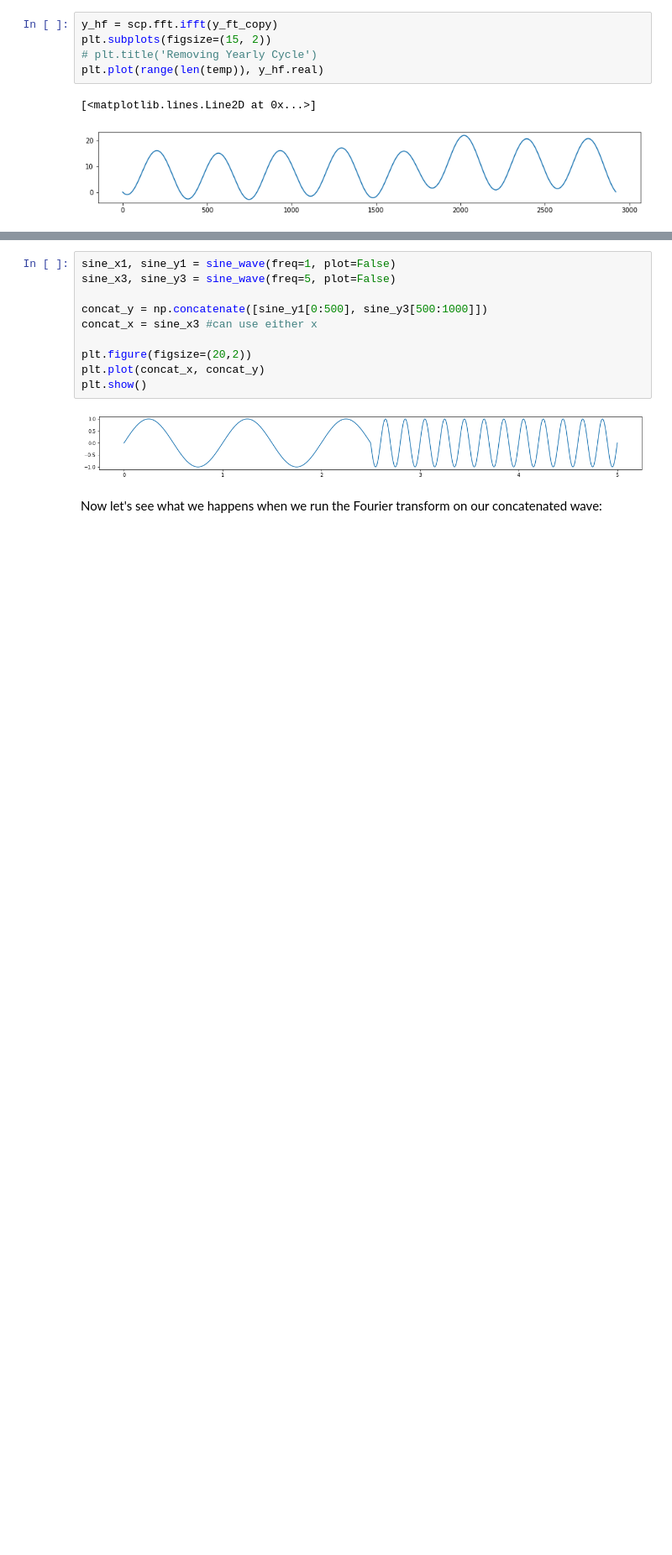
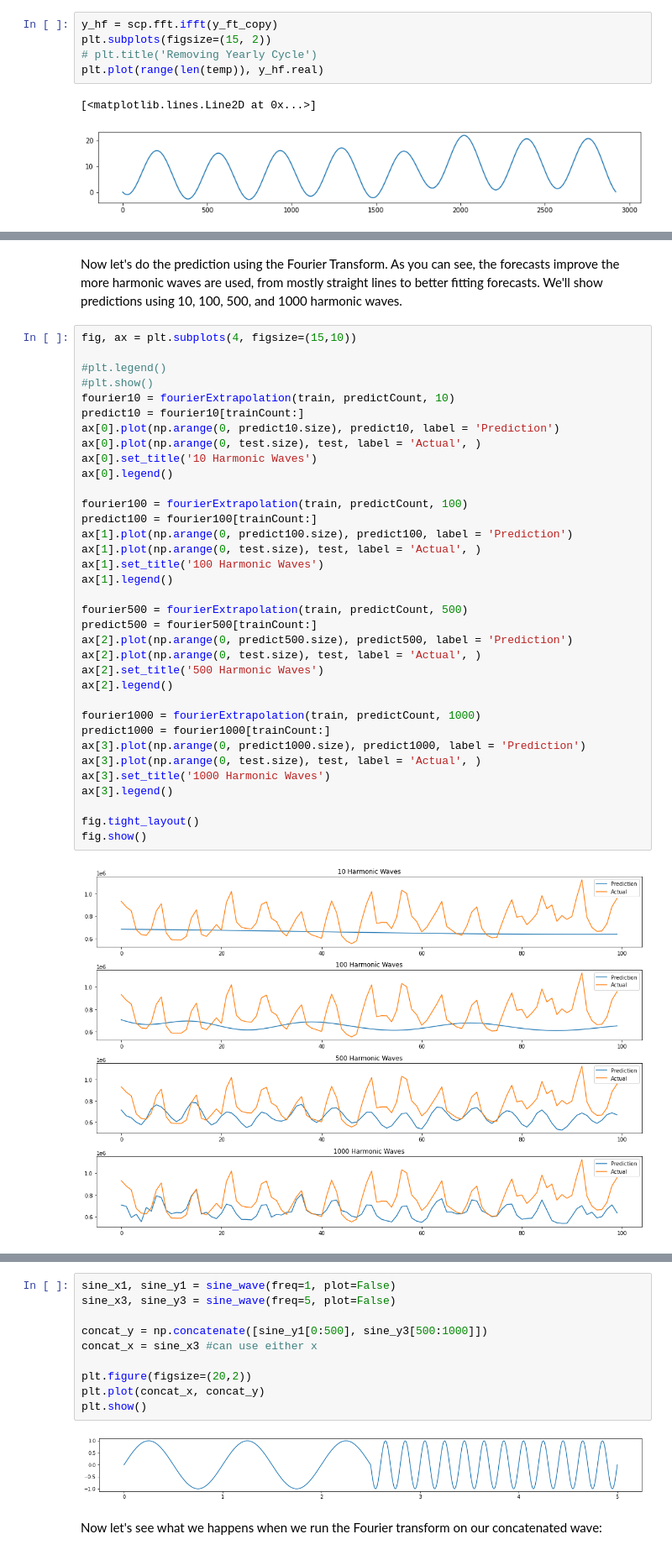
Before and after one commit to norbertgerena/time_series_handbook, a Jupyter notebook: 07_CrosscorrelationsFourierTransformandWaveletTransform/07_CrosscorrelationsFourierTransformandWaveletTransform.ipynb, the cells around one changed output, grey strips where cells are left out. Shown at 84% size. Cells and saved outputs as stored; diff of their text form; blank space fills up the shorter version.

```diff
--- a/07_CrosscorrelationsFourierTransformandWaveletTransform/07_CrosscorrelationsFourierTransformandWaveletTransform.ipynb
+++ b/07_CrosscorrelationsFourierTransformandWaveletTransform/07_CrosscorrelationsFourierTransformandWaveletTransform.ipynb
@@ -589,0 +651,39 @@ plt.plot(range(len(temp)), y_hf.real)
+# %% [markdown]
+Now let's do the prediction using the Fourier Transform. As you can see, the forecasts improve the more harmonic waves are used, from mostly straight lines to better fitting forecasts. We'll show predictions using 10, 100, 500, and 1000 harmonic waves.
+# %%
+fig, ax = plt.subplots(4, figsize=(15,10))
+
+#plt.legend()
+#plt.show()
+fourier10 = fourierExtrapolation(train, predictCount, 10)
+predict10 = fourier10[trainCount:]
+ax[0].plot(np.arange(0, predict10.size), predict10, label = 'Prediction')
+ax[0].plot(np.arange(0, test.size), test, label = 'Actual', )
+ax[0].set_title('10 Harmonic Waves')
+ax[0].legend()
+
+fourier100 = fourierExtrapolation(train, predictCount, 100)
+predict100 = fourier100[trainCount:]
+ax[1].plot(np.arange(0, predict100.size), predict100, label = 'Prediction')
+ax[1].plot(np.arange(0, test.size), test, label = 'Actual', )
+ax[1].set_title('100 Harmonic Waves')
+ax[1].legend()
+
+fourier500 = fourierExtrapolation(train, predictCount, 500)
+predict500 = fourier500[trainCount:]
+ax[2].plot(np.arange(0, predict500.size), predict500, label = 'Prediction')
+ax[2].plot(np.arange(0, test.size), test, label = 'Actual', )
+ax[2].set_title('500 Harmonic Waves')
+ax[2].legend()
+
+fourier1000 = fourierExtrapolation(train, predictCount, 1000)
+predict1000 = fourier1000[trainCount:]
+ax[3].plot(np.arange(0, predict1000.size), predict1000, label = 'Prediction')
+ax[3].plot(np.arange(0, test.size), test, label = 'Actual', )
+ax[3].set_title('1000 Harmonic Waves')
+ax[3].legend()
+
+fig.tight_layout()
+fig.show()
+# %% [output]
+[figure, added]
```
Also changed, not shown: parts of 5 cells of this notebook, 1 other file.
